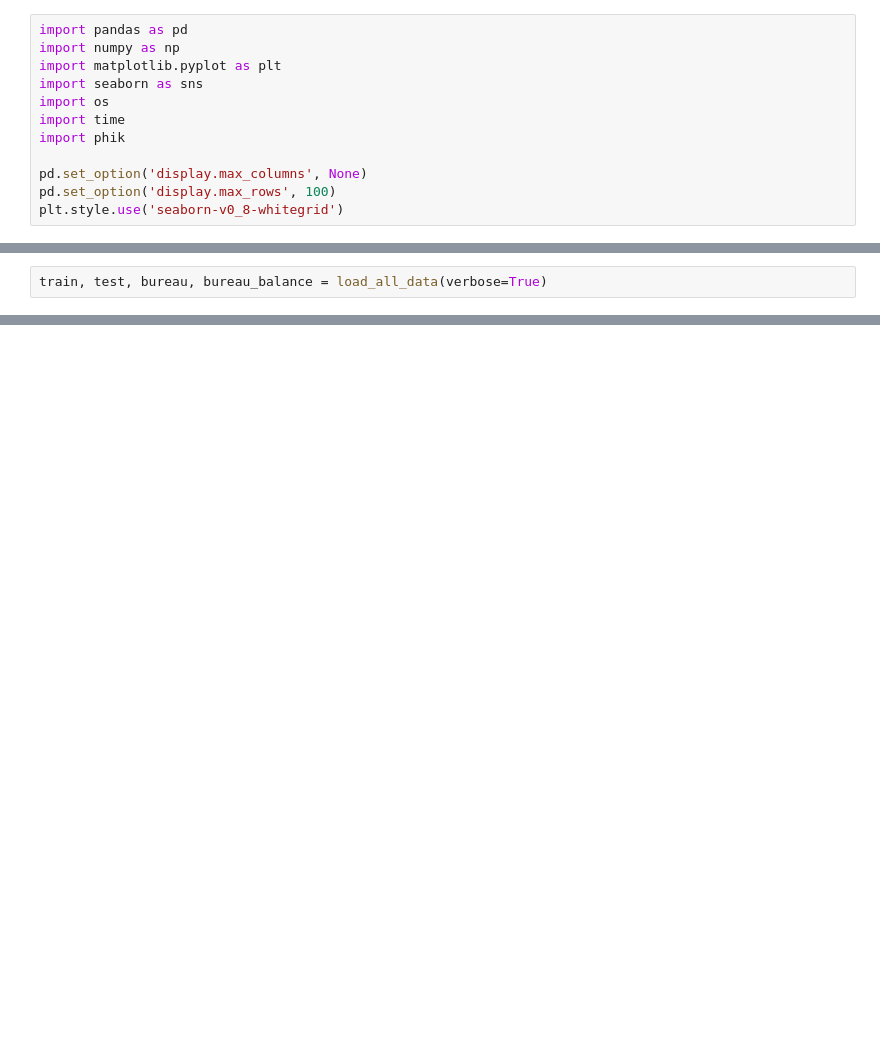
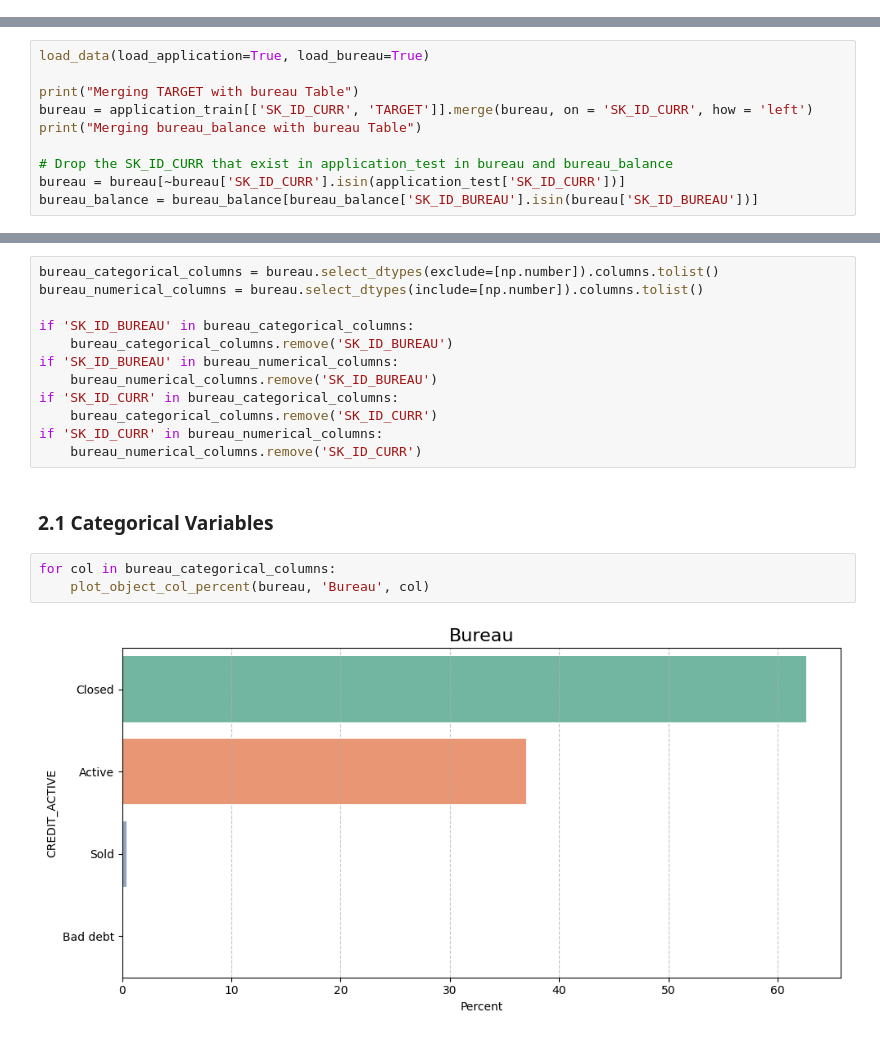
Before and after one commit to chienlax/CreditRiskProject, a Jupyter notebook: notebooks/01_EDA.ipynb, the cells around one changed output, grey strips where cells are left out. Drawn from its saved outputs; the diff is of its cells as text; blank space fills up the shorter version.

```diff
--- a/notebooks/01_EDA.ipynb
+++ b/notebooks/01_EDA.ipynb
@@ -3,12 +0,0 @@
-# %%
-import pandas as pd
-import numpy as np
-import matplotlib.pyplot as plt
-import seaborn as sns
-import os
-import time
-import phik
-
-pd.set_option('display.max_columns', None)
-pd.set_option('display.max_rows', 100)
-plt.style.use('seaborn-v0_8-whitegrid')
@@ -57,2 +0,0 @@ def data_information(df, name):
-# %%
-train, test, bureau, bureau_balance = load_all_data(verbose=True)
@@ -148,0 +667,10 @@ target_distribution(train, name='application_train')
+# %%
+load_data(load_application=True, load_bureau=True)
+
+print("Merging TARGET with bureau Table")
+bureau = application_train[['SK_ID_CURR', 'TARGET']].merge(bureau, on = 'SK_ID_CURR', how = 'left')
+print("Merging bureau_balance with bureau Table")
+
+# Drop the SK_ID_CURR that exist in application_test in bureau and bureau_balance
+bureau = bureau[~bureau['SK_ID_CURR'].isin(application_test['SK_ID_CURR'])]
+bureau_balance = bureau_balance[bureau_balance['SK_ID_BUREAU'].isin(bureau['SK_ID_BUREAU'])]
@@ -148,0 +824,19 @@ target_distribution(train, name='application_train')
+# %%
+bureau_categorical_columns = bureau.select_dtypes(exclude=[np.number]).columns.tolist()
+bureau_numerical_columns = bureau.select_dtypes(include=[np.number]).columns.tolist()
+
+if 'SK_ID_BUREAU' in bureau_categorical_columns:
+    bureau_categorical_columns.remove('SK_ID_BUREAU')
+if 'SK_ID_BUREAU' in bureau_numerical_columns:
+    bureau_numerical_columns.remove('SK_ID_BUREAU')
+if 'SK_ID_CURR' in bureau_categorical_columns:
+    bureau_categorical_columns.remove('SK_ID_CURR')
+if 'SK_ID_CURR' in bureau_numerical_columns:
+    bureau_numerical_columns.remove('SK_ID_CURR')
+# %% [markdown]
+### 2.1 Categorical Variables
+# %%
+for col in bureau_categorical_columns:
+    plot_object_col_percent(bureau, 'Bureau', col)
+# %% [output]
+[figure, added]
```
Also changed, not shown: parts of 84 cells of this notebook, 8 other files.
